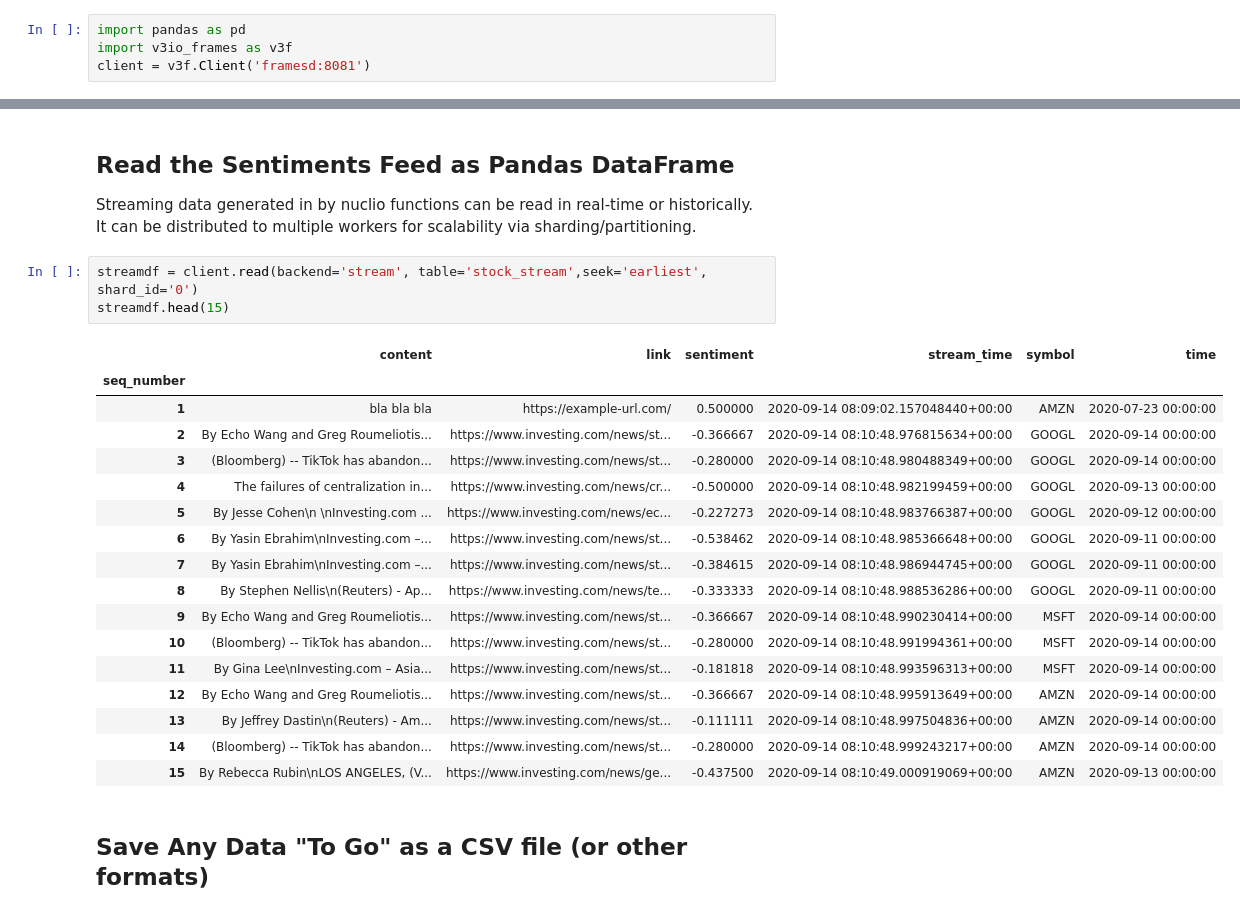
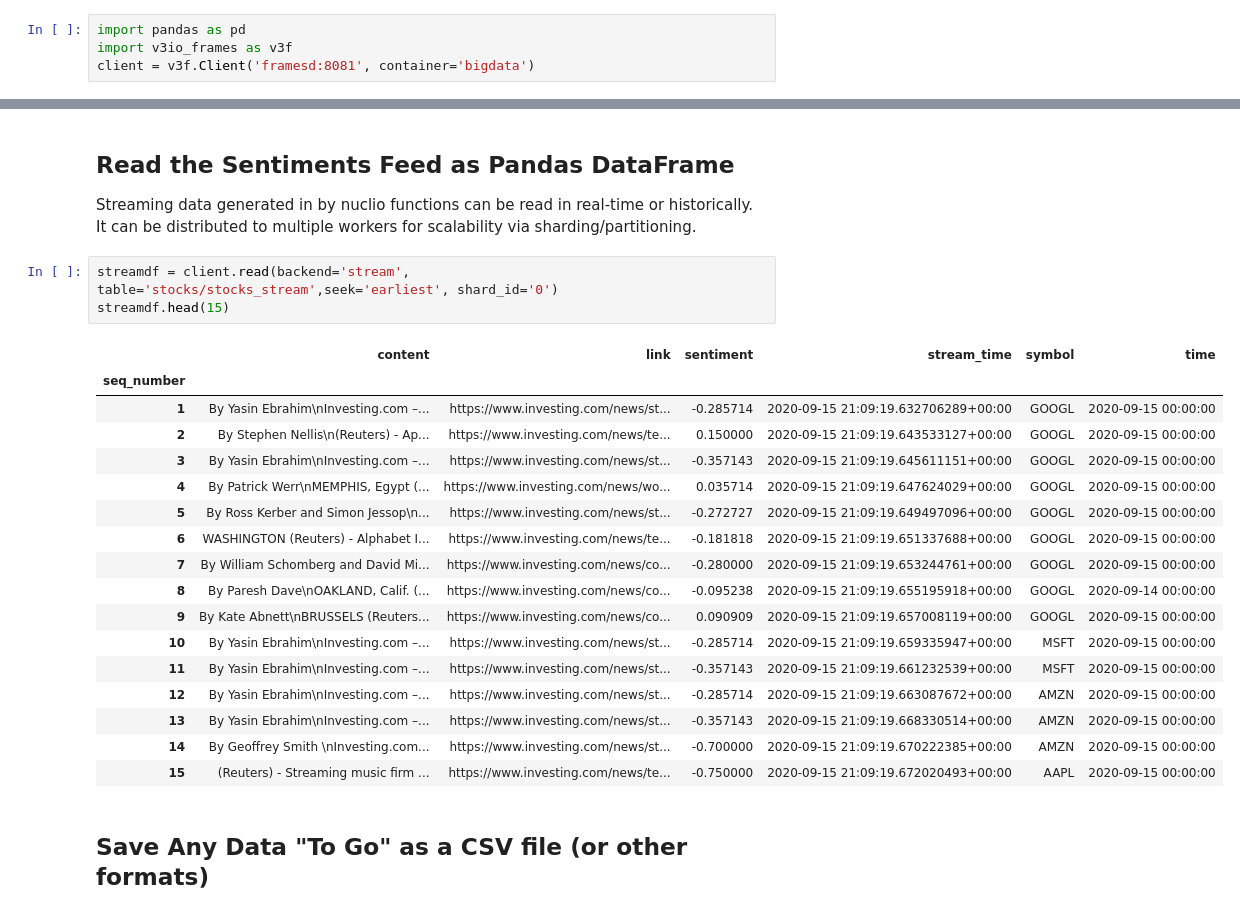
Before and after one commit to mlrun/demo-stocks, a Jupyter notebook: code/05-explore.ipynb, the cells around one changed output, grey strips where cells are left out. Cells and saved outputs as stored; diff of their text form.

```diff
--- a/code/05-explore.ipynb
+++ b/code/05-explore.ipynb
@@ -35,4 +37,4 @@ Done.
 # %%
 import pandas as pd
 import v3io_frames as v3f
-client = v3f.Client('framesd:8081')
+client = v3f.Client('framesd:8081', container='bigdata')
@@ -134,26 +142,26 @@ for sym, ax in zip(stock_symbols, axarr):
 ## Read the Sentiments Feed as Pandas DataFrame
 Streaming data generated in by nuclio functions can be read in real-time or historically. It can be distributed to multiple workers for scalability via sharding/partitioning.
 # %%
-streamdf = client.read(backend='stream', table='stock_stream',seek='earliest', shard_id='0')
+streamdf = client.read(backend='stream', table='stocks/stocks_stream',seek='earliest', shard_id='0')
 streamdf.head(15)
 # %% [output]
 |  | content | link | sentiment | stream_time | symbol | time |
 | seq_number |  |  |  |  |  |  |
-| 1 | bla bla bla | https://example-url.com/ | 0.500000 | 2020-09-14 08:09:02.157048440+00:00 | AMZN | 2020-07-23 00:00:00 |
-| 2 | By Echo Wang and Greg Roumeliotis... | https://www.investing.com/news/st... | -0.366667 | 2020-09-14 08:10:48.976815634+00:00 | GOOGL | 2020-09-14 00:00:00 |
-| 3 | (Bloomberg) -- TikTok has abandon... | https://www.investing.com/news/st... | -0.280000 | 2020-09-14 08:10:48.980488349+00:00 | GOOGL | 2020-09-14 00:00:00 |
-| 4 | The failures of centralization in... | https://www.investing.com/news/cr... | -0.500000 | 2020-09-14 08:10:48.982199459+00:00 | GOOGL | 2020-09-13 00:00:00 |
-| 5 | By Jesse Cohen\n \nInvesting.com ... | https://www.investing.com/news/ec... | -0.227273 | 2020-09-14 08:10:48.983766387+00:00 | GOOGL | 2020-09-12 00:00:00 |
-| 6 | By Yasin Ebrahim\nInvesting.com –... | https://www.investing.com/news/st... | -0.538462 | 2020-09-14 08:10:48.985366648+00:00 | GOOGL | 2020-09-11 00:00:00 |
-| 7 | By Yasin Ebrahim\nInvesting.com –... | https://www.investing.com/news/st... | -0.384615 | 2020-09-14 08:10:48.986944745+00:00 | GOOGL | 2020-09-11 00:00:00 |
-| 8 | By Stephen Nellis\n(Reuters) - Ap... | https://www.investing.com/news/te... | -0.333333 | 2020-09-14 08:10:48.988536286+00:00 | GOOGL | 2020-09-11 00:00:00 |
-| 9 | By Echo Wang and Greg Roumeliotis... | https://www.investing.com/news/st... | -0.366667 | 2020-09-14 08:10:48.990230414+00:00 | MSFT | 2020-09-14 00:00:00 |
-| 10 | (Bloomberg) -- TikTok has abandon... | https://www.investing.com/news/st... | -0.280000 | 2020-09-14 08:10:48.991994361+00:00 | MSFT | 2020-09-14 00:00:00 |
-| 11 | By Gina Lee\nInvesting.com – Asia... | https://www.investing.com/news/st... | -0.181818 | 2020-09-14 08:10:48.993596313+00:00 | MSFT | 2020-09-14 00:00:00 |
-| 12 | By Echo Wang and Greg Roumeliotis... | https://www.investing.com/news/st... | -0.366667 | 2020-09-14 08:10:48.995913649+00:00 | AMZN | 2020-09-14 00:00:00 |
-| 13 | By Jeffrey Dastin\n(Reuters) - Am... | https://www.investing.com/news/st... | -0.111111 | 2020-09-14 08:10:48.997504836+00:00 | AMZN | 2020-09-14 00:00:00 |
-| 14 | (Bloomberg) -- TikTok has abandon... | https://www.investing.com/news/st... | -0.280000 | 2020-09-14 08:10:48.999243217+00:00 | AMZN | 2020-09-14 00:00:00 |
-| 15 | By Rebecca Rubin\nLOS ANGELES, (V... | https://www.investing.com/news/ge... | -0.437500 | 2020-09-14 08:10:49.000919069+00:00 | AMZN | 2020-09-13 00:00:00 |
+| 1 | By Yasin Ebrahim\nInvesting.com –... | https://www.investing.com/news/st... | -0.285714 | 2020-09-15 21:09:19.632706289+00:00 | GOOGL | 2020-09-15 00:00:00 |
+| 2 | By Stephen Nellis\n(Reuters) - Ap... | https://www.investing.com/news/te... | 0.150000 | 2020-09-15 21:09:19.643533127+00:00 | GOOGL | 2020-09-15 00:00:00 |
+| 3 | By Yasin Ebrahim\nInvesting.com –... | https://www.investing.com/news/st... | -0.357143 | 2020-09-15 21:09:19.645611151+00:00 | GOOGL | 2020-09-15 00:00:00 |
+| 4 | By Patrick Werr\nMEMPHIS, Egypt (... | https://www.investing.com/news/wo... | 0.035714 | 2020-09-15 21:09:19.647624029+00:00 | GOOGL | 2020-09-15 00:00:00 |
+| 5 | By Ross Kerber and Simon Jessop\n... | https://www.investing.com/news/st... | -0.272727 | 2020-09-15 21:09:19.649497096+00:00 | GOOGL | 2020-09-15 00:00:00 |
+| 6 | WASHINGTON (Reuters) - Alphabet I... | https://www.investing.com/news/te... | -0.181818 | 2020-09-15 21:09:19.651337688+00:00 | GOOGL | 2020-09-15 00:00:00 |
+| 7 | By William Schomberg and David Mi... | https://www.investing.com/news/co... | -0.280000 | 2020-09-15 21:09:19.653244761+00:00 | GOOGL | 2020-09-15 00:00:00 |
+| 8 | By Paresh Dave\nOAKLAND, Calif. (... | https://www.investing.com/news/co... | -0.095238 | 2020-09-15 21:09:19.655195918+00:00 | GOOGL | 2020-09-14 00:00:00 |
+| 9 | By Kate Abnett\nBRUSSELS (Reuters... | https://www.investing.com/news/co... | 0.090909 | 2020-09-15 21:09:19.657008119+00:00 | GOOGL | 2020-09-15 00:00:00 |
+| 10 | By Yasin Ebrahim\nInvesting.com –... | https://www.investing.com/news/st... | -0.285714 | 2020-09-15 21:09:19.659335947+00:00 | MSFT | 2020-09-15 00:00:00 |
+| 11 | By Yasin Ebrahim\nInvesting.com –... | https://www.investing.com/news/st... | -0.357143 | 2020-09-15 21:09:19.661232539+00:00 | MSFT | 2020-09-15 00:00:00 |
+| 12 | By Yasin Ebrahim\nInvesting.com –... | https://www.investing.com/news/st... | -0.285714 | 2020-09-15 21:09:19.663087672+00:00 | AMZN | 2020-09-15 00:00:00 |
+| 13 | By Yasin Ebrahim\nInvesting.com –... | https://www.investing.com/news/st... | -0.357143 | 2020-09-15 21:09:19.668330514+00:00 | AMZN | 2020-09-15 00:00:00 |
+| 14 | By Geoffrey Smith \nInvesting.com... | https://www.investing.com/news/st... | -0.700000 | 2020-09-15 21:09:19.670222385+00:00 | AMZN | 2020-09-15 00:00:00 |
+| 15 | (Reuters) - Streaming music firm ... | https://www.investing.com/news/te... | -0.750000 | 2020-09-15 21:09:19.672020493+00:00 | AAPL | 2020-09-15 00:00:00 |
 # %% [markdown]
 ## Save Any Data "To Go" as a CSV file (or other formats)
 # %%
```
Also changed, not shown: parts of 6 cells of this notebook, 12 other files.
